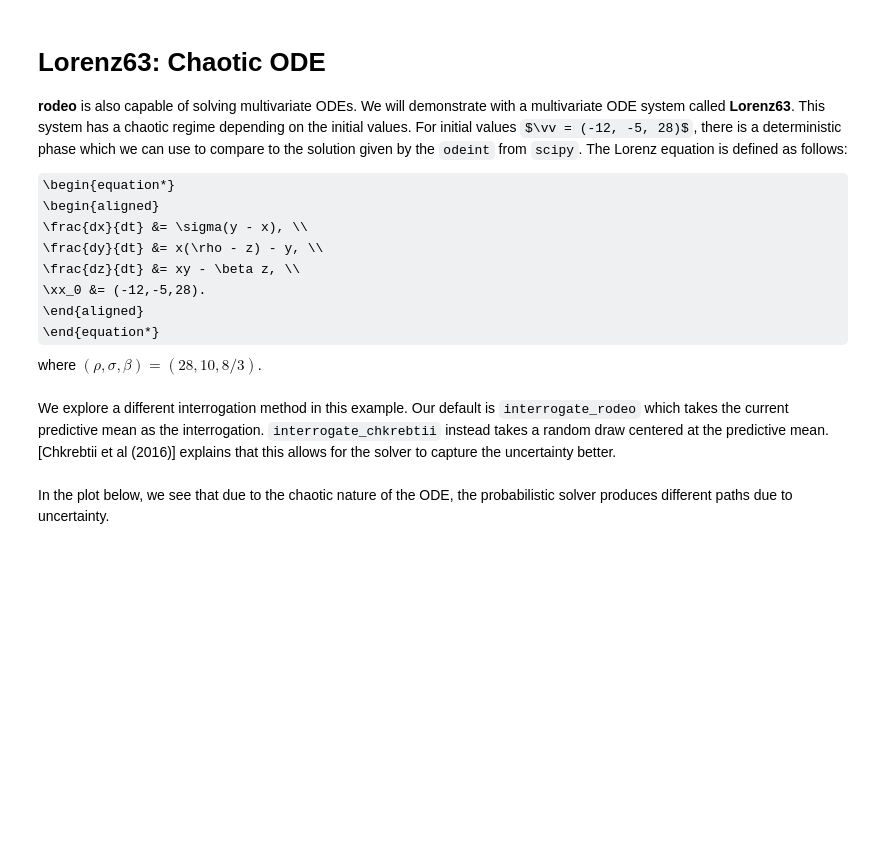
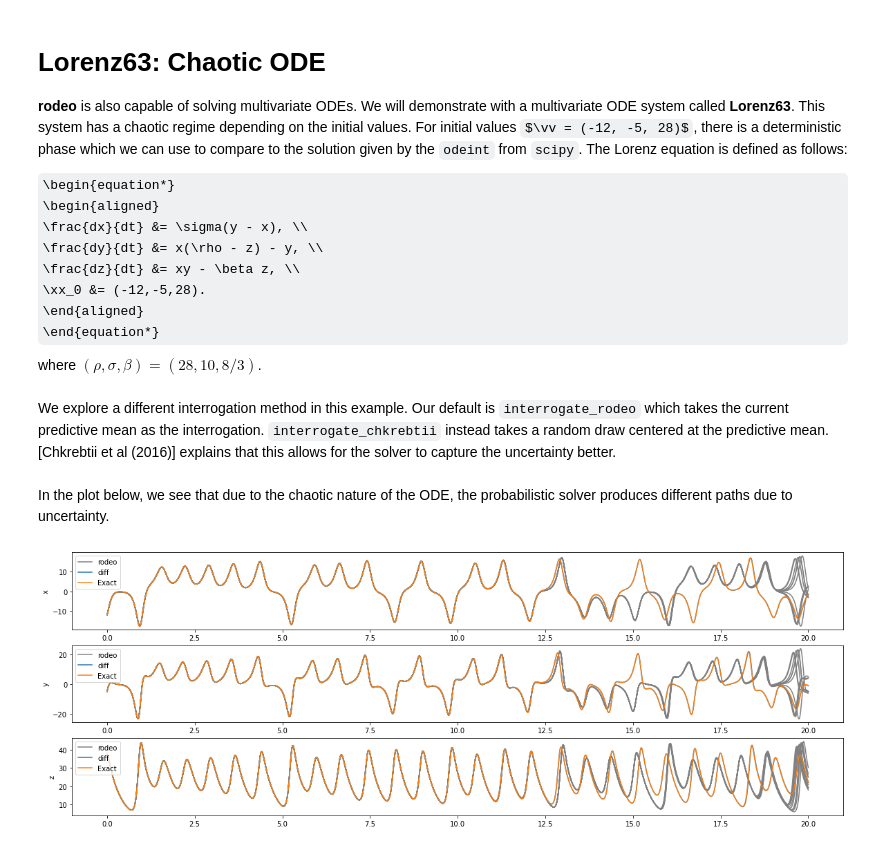
Before and after one commit to mlysy/rodeo, a Jupyter notebook: docs/examples/notebooks/lorenz63.ipynb, the cells around one changed output. Cells and saved outputs as stored; diff of their text form; code cells hidden in the pictures; some formulas as TeX source; blank space fills up the shorter version.

```diff
--- a/docs/examples/notebooks/lorenz63.ipynb
+++ b/docs/examples/notebooks/lorenz63.ipynb
@@ -42,7 +42,7 @@ n_obs = 3  # Total observations
 n_deriv_prior = 3 # p
 
 # Time interval on which a solution is sought.
-n_eval = 5000
+n_steps = 50000
 tmin = 0.
 tmax = 20.
 theta = jnp.array([28, 10, 8/3])
@@ -61,18 +61,18 @@ W_block = jnp.array(W_mat)
 x0_block = jnp.array([[-12., 70., 550.], [-5., 125, -1321.], [38., -124/3, -15658/9]])
 
 # Get parameters needed to run the solver
-dt = (tmax-tmin)/n_eval  # step size
+dt = (tmax-tmin)/n_steps  # step size
 n_order = jnp.array([n_deriv_prior]*n_obs)
 ode_init = ibm_init(dt, n_order, sigma)
 
 # Jit solver
-draws = 100
-sim_jit = jax.jit(solve_sim, static_argnums=(1, 6, 11))
-results = np.zeros((draws, n_eval+1, n_obs))
+draws = 10
+sim_jit = jax.jit(solve_sim, static_argnums=(1, 7, 11))
+results = np.zeros((draws, n_steps+1, n_obs))
 for i in range(draws):
     key = jax.random.PRNGKey(i)
     xt = sim_jit(key=key, fun=ode_fun_jax,
             x0=x0_block, theta=theta,
-            tmin=tmin, tmax=tmax, n_eval=n_eval,
-            wgt_meas=W_block, **ode_init, interrogate=interrogate_chkrebtii)
+            tmin=tmin, tmax=tmax, n_steps=n_steps,
+            W=W_block, **ode_init, interrogate=interrogate_chkrebtii)
     results[i] = xt[:, :, 0]
@@ -79,30 +84,47 @@ for i in range(draws):
+# %%
+def rax_fun(t, X_t, theta):
+    rho, sigma, beta = theta
+    x, y, z = X_t
+    dx = -sigma*x + sigma*y
+    dy = rho*x - y -x*z
+    dz = -beta*z + x*y
+    return jnp.array([dx, dy, dz])
+term = ODETerm(rax_fun)
+solver = Dopri8()
+stepsize = PIDController(rtol=1e-20, atol=1e-8)
 # %% [markdown]
 In the plot below, we see that due to the chaotic nature of the ODE, the probabilistic solver produces different paths due to uncertainty.
 # %%
 def ode_fun(X_t, t, theta):
     rho, sigma, beta = theta
     x, y, z = X_t
     dx = -sigma*x + sigma*y
     dy = rho*x - y -x*z
     dz = -beta*z + x*y
     return np.array([dx, dy, dz])
 
 # Initial x0 for odeint
 ode0 = np.array([-12, -5, 38])
 
 # Get exact solutions for the Lorenz System
-tseq = np.linspace(tmin, tmax, n_eval+1)
-exact = odeint(ode_fun, ode0, tseq, args=(theta,))
+tseq = np.linspace(tmin, tmax, n_steps+1)
+saveat = SaveAt(ts=tseq)
+exact = odeint(ode_fun, ode0, tseq, args=(theta,), rtol=1e-20)
+X_t = diffeqsolve(term, solver, args = theta, t0=tmin, t1=tmax, dt0 = dt,
+                  y0=jnp.array(ode0), saveat=saveat, stepsize_controller=stepsize).ys
 
 # Graph the results
 _, axs = plt.subplots(3, 1, figsize=(20, 7))
 ylabel = ['x', 'y', 'z']
 for i in range(3):
     for j in range(draws):
         if j==0:
             axs[i].plot(tseq, results[j, :, i], color="gray", alpha=1, label="rodeo")
         else:
             axs[i].plot(tseq, results[j, :, i], color="gray", alpha=1)
     axs[i].set_ylabel(ylabel[i])
+    axs[i].plot(tseq, X_t[:, i], label='diff')
     axs[i].plot(tseq, exact[:, i], label='Exact')
     axs[i].legend(loc='upper left')
+# %% [output]
+[figure, added]
```
Also changed, not shown: parts of 1 cell of this notebook, 23 other files.
